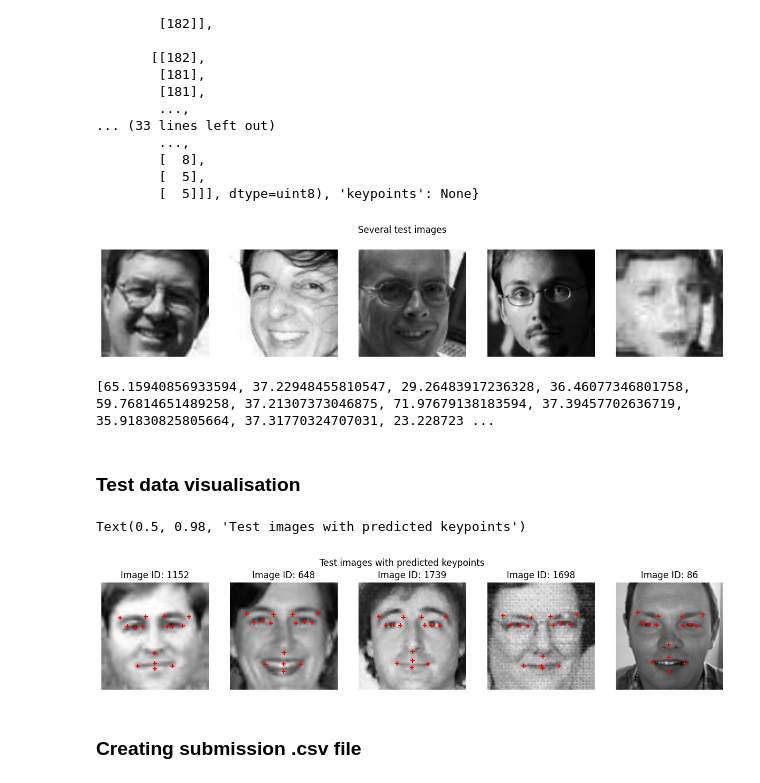
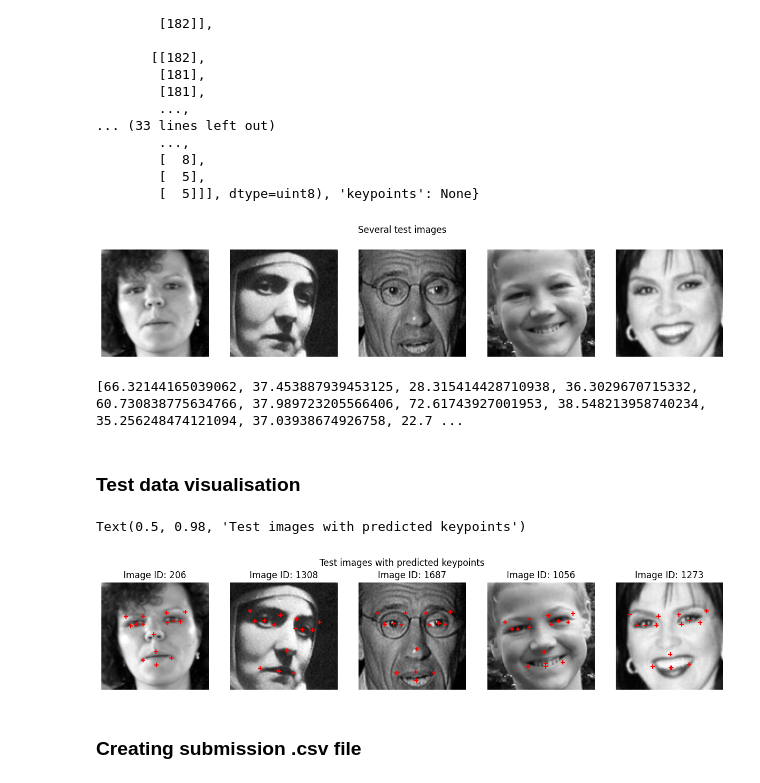
Before and after one commit to janburian/MPV, a Jupyter notebook: facial-keypoints-detection/Facial keypoints detection.ipynb, the cells around one changed output. Drawn from its saved outputs; the diff is of its cells as text; code cells hidden in the pictures.

```diff
--- a/facial-keypoints-detection/Facial keypoints detection.ipynb
+++ b/facial-keypoints-detection/Facial keypoints detection.ipynb
@@ -823,9 +823,11 @@ print(test_loader.dataset[0])
 # %%
 num_images = 5  # number of test images to be visualized
 fig, axes = plt.subplots(1, num_images, figsize=(15, 3))
+indices_list = []
 
 for i in range(num_images):
     idx = random.randint(0, len(test_loader.dataset) - 1)  # Ensure the index is within the dataset size
+    indices_list.append(idx)
     test_image = test_loader.dataset[idx]["image"]
     axes[i].imshow(test_image, cmap="gray")
     axes[i].axis('off')  # Turn off axis for cleaner visualization
@@ -833,7 +835,7 @@ for i in range(num_images):
 fig.suptitle("Several test images")
 plt.show()
 # %% [output]
-[figure, old version]
+[figure, new version]
 # %%
 test_images_list = []
 
@@ -853,7 +855,7 @@ predicted_keypoints = predicted_keypoints.cpu()
 # %%
 print(predicted_keypoints[0].tolist())
 # %% [output]
-[65.15940856933594, 37.22948455810547, 29.26483917236328, 36.46077346801758, 59.76814651489258, 37.21307373046875, 71.97679138183594, 37.39457702636719, 35.91830825805664, 37.31770324707031, 23.228723 ...
+[66.32144165039062, 37.453887939453125, 28.315414428710938, 36.3029670715332, 60.730838775634766, 37.989723205566406, 72.61743927001953, 38.548213958740234, 35.256248474121094, 37.03938674926758, 22.7 ...
 # %% [markdown]
 ### Test data visualisation
 # %%
@@ -886,14 +888,14 @@ def visualize_image_with_pred_keypoints(number_of_images, test_images: list, pre
 # %%
 num_images = 5 # number of images to be visualized with predicted keypoints
 fig, axes = plt.subplots(1, num_images, figsize=(15, 3))
 
 for i in range(num_images):
-    idx = random.randint(0,len(test_images_list))
+    idx = indices_list[i]
     visualize_image_with_pred_keypoints(num_images, test_images_list, predicted_keypoints, idx, axes)
 fig.suptitle("Test images with predicted keypoints")
 # %% [output]
 Text(0.5, 0.98, 'Test images with predicted keypoints')
-[figure, old version]
+[figure, new version]
 # %% [markdown]
 ### Creating submission .csv file
 # %%
```
Also changed, not shown: parts of 10 cells of this notebook.
